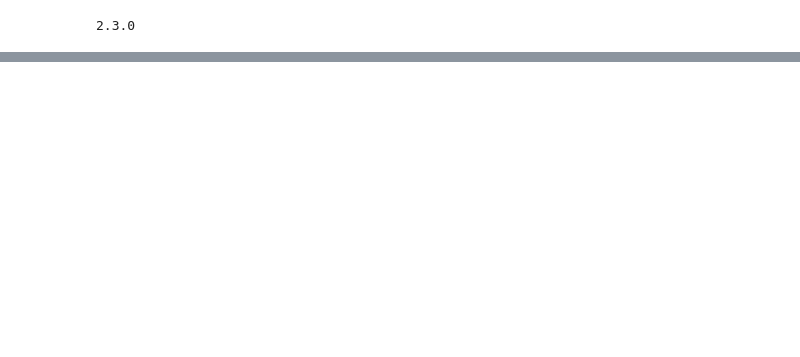
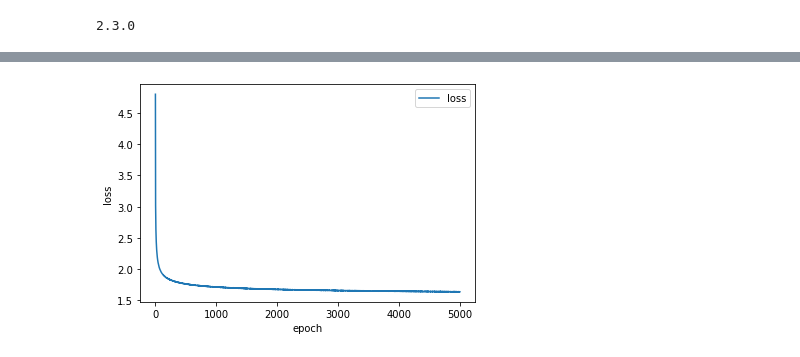
Before and after one commit to jherberg462/hatefulmemes, a Jupyter notebook: image_caption_model.ipynb, the cells around one changed output, grey strips where cells are left out. Saved outputs shown, nothing was run; the diff lists cells and outputs as text; code cells hidden in the pictures; blank space fills up the shorter version.

Commit message:
create caption model v3

```diff
--- a/image_caption_model.ipynb
+++ b/image_caption_model.ipynb
@@ -48,0 +261,11 @@ params={
+# %%
+tokenizer = create_tokenizer_from_filename('coco_tokenizer.json',
+                                           training_bucket)
+embedding_weights = get_embedding_weights_from_tokenizer_glove('glove.840B.300d.txt',
+                                                               tokenizer,
+                                                               300,
+                                                               glove_bucket)
+# %%
+with strategy.scope():
+    model = create_model(params, embedding_weights) #embedding_weights
+    model.compile(optimizer='adam', loss='SparseCategoricalCrossentropy')
@@ -48,0 +276,7 @@ params={
+# %%
+early_stopping = tf.keras.callbacks.EarlyStopping(monitor='loss',
+                                patience=50,
+                                mode='max',
+                                restore_best_weights=True)
+for input_data, ground_truth in ds:
+    history = model.fit(input_data, ground_truth, steps_per_epoch=150, epochs=5000)
@@ -449,0 +392,12 @@ def inference(params, image_feature, image, model, tokenizer):
+# %%
+def plot_metric(metric1, ylabel):
+    plt.plot(history.history[metric1], label=metric1)
+    # plt.plot(history.history[metric2], label=metric2)
+    plt.ylabel(ylabel)
+    plt.xlabel('epoch')
+    plt.legend()
+    plt.show()
+# %%
+plot_metric('loss', 'loss')
+# %% [output]
+[figure, added]
```
Also changed, not shown: parts of 31 cells of this notebook.
